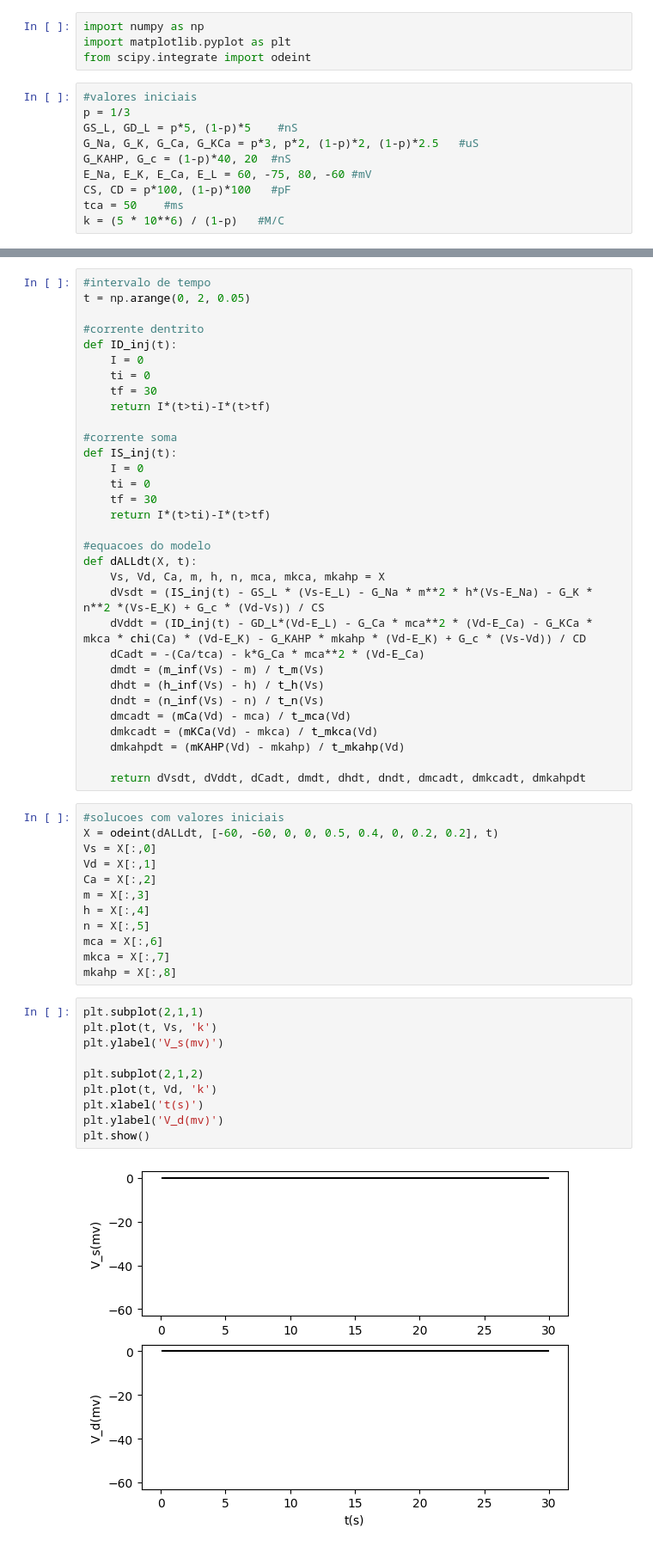
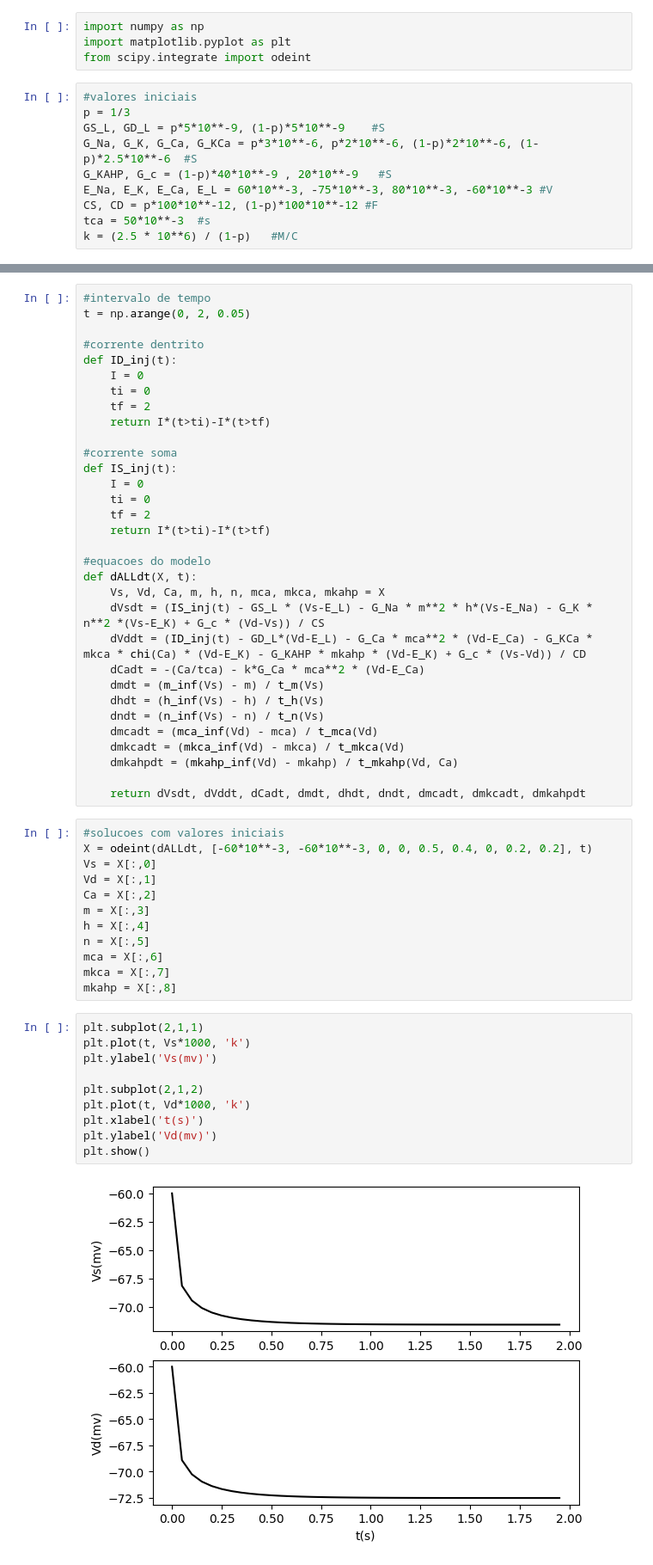
Before and after one commit to rfscorrea/listas-neurociencia-profroque, a Jupyter notebook: lista4/ex4.ipynb, the cells around one changed output, grey strips where cells are left out. Shown at 86% size. Cells and saved outputs as stored; diff of their text form.

```diff
--- a/lista4/ex4.ipynb
+++ b/lista4/ex4.ipynb
@@ -5,12 +5,12 @@ from scipy.integrate import odeint
 # %%
 #valores iniciais
 p = 1/3
-GS_L, GD_L = p*5, (1-p)*5    #nS
-G_Na, G_K, G_Ca, G_KCa = p*3, p*2, (1-p)*2, (1-p)*2.5   #uS
-G_KAHP, G_c = (1-p)*40, 20  #nS
-E_Na, E_K, E_Ca, E_L = 60, -75, 80, -60 #mV
-CS, CD = p*100, (1-p)*100   #pF
-tca = 50    #ms
-k = (5 * 10**6) / (1-p)   #M/C
+GS_L, GD_L = p*5*10**-9, (1-p)*5*10**-9    #S
+G_Na, G_K, G_Ca, G_KCa = p*3*10**-6, p*2*10**-6, (1-p)*2*10**-6, (1-p)*2.5*10**-6  #S
+G_KAHP, G_c = (1-p)*40*10**-9 , 20*10**-9   #S
+E_Na, E_K, E_Ca, E_L = 60*10**-3, -75*10**-3, 80*10**-3, -60*10**-3 #V
+CS, CD = p*100*10**-12, (1-p)*100*10**-12 #F
+tca = 50*10**-3  #s
+k = (2.5 * 10**6) / (1-p)   #M/C
 # %%
 #variaveis de gating
@@ -113,14 +118,14 @@ t = np.arange(0, 2, 0.05)
 def ID_inj(t):
     I = 0
     ti = 0
-    tf = 30
+    tf = 2
     return I*(t>ti)-I*(t>tf)
 
 #corrente soma
 def IS_inj(t):
     I = 0
     ti = 0
-    tf = 30
+    tf = 2
     return I*(t>ti)-I*(t>tf)
 
 #equacoes do modelo
@@ -132,14 +137,14 @@ def dALLdt(X, t):
     dmdt = (m_inf(Vs) - m) / t_m(Vs)
     dhdt = (h_inf(Vs) - h) / t_h(Vs)
     dndt = (n_inf(Vs) - n) / t_n(Vs)
-    dmcadt = (mCa(Vd) - mca) / t_mca(Vd)
-    dmkcadt = (mKCa(Vd) - mkca) / t_mkca(Vd)
-    dmkahpdt = (mKAHP(Vd) - mkahp) / t_mkahp(Vd)
+    dmcadt = (mca_inf(Vd) - mca) / t_mca(Vd)
+    dmkcadt = (mkca_inf(Vd) - mkca) / t_mkca(Vd)
+    dmkahpdt = (mkahp_inf(Vd) - mkahp) / t_mkahp(Vd, Ca)
 
     return dVsdt, dVddt, dCadt, dmdt, dhdt, dndt, dmcadt, dmkcadt, dmkahpdt
 # %%
 #solucoes com valores iniciais
-X = odeint(dALLdt, [-60, -60, 0, 0, 0.5, 0.4, 0, 0.2, 0.2], t)
+X = odeint(dALLdt, [-60*10**-3, -60*10**-3, 0, 0, 0.5, 0.4, 0, 0.2, 0.2], t)
 Vs = X[:,0]
 Vd = X[:,1]
 Ca = X[:,2]
@@ -151,13 +156,13 @@ mkca = X[:,7]
 mkahp = X[:,8]
 # %%
 plt.subplot(2,1,1)
-plt.plot(t, Vs, 'k')
-plt.ylabel('V_s(mv)')
+plt.plot(t, Vs*1000, 'k')
+plt.ylabel('Vs(mv)')
 
 plt.subplot(2,1,2)
-plt.plot(t, Vd, 'k')
+plt.plot(t, Vd*1000, 'k')
 plt.xlabel('t(s)')
-plt.ylabel('V_d(mv)')
+plt.ylabel('Vd(mv)')
 plt.show()
 # %% [output]
-[figure, old version]
+[figure, new version]
```
Also changed, not shown: parts of 1 cell of this notebook, 6 other files.
